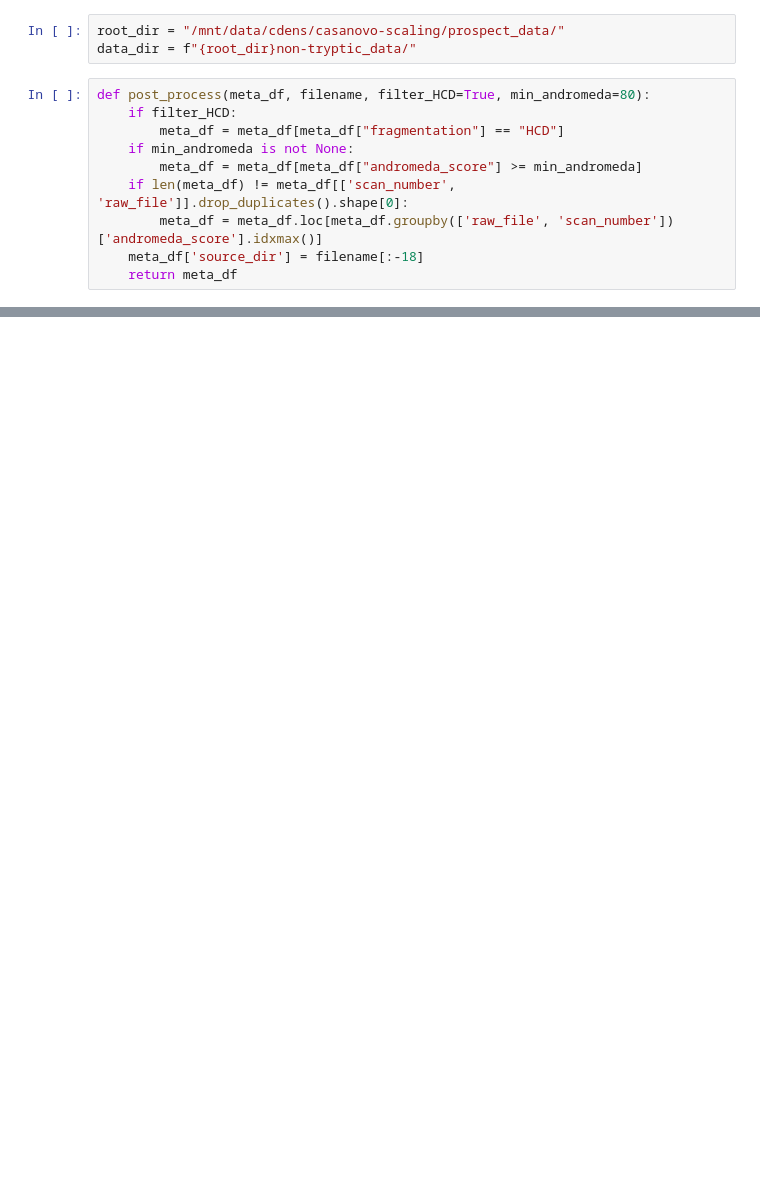
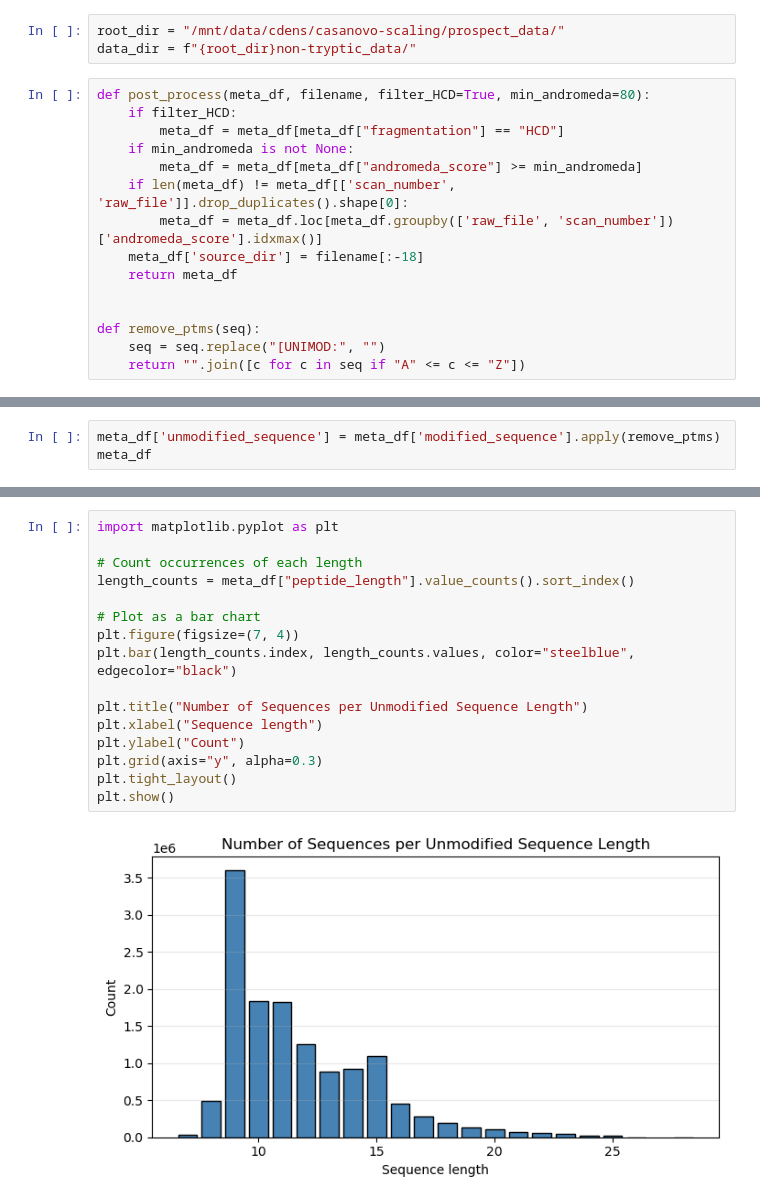
Before and after one commit to bittremieuxlab/casanovo-scaling, a Jupyter notebook: prospect_data/collect.ipynb, the cells around one changed output, grey strips where cells are left out. Saved outputs shown, nothing was run; the diff lists cells and outputs as text; blank space fills up the shorter version.

```diff
--- a/prospect_data/collect.ipynb
+++ b/prospect_data/collect.ipynb
@@ -11,6 +11,11 @@ def post_process(meta_df, filename, filter_HCD=True, min_andromeda=80):
         meta_df = meta_df.loc[meta_df.groupby(['raw_file', 'scan_number'])['andromeda_score'].idxmax()]
     meta_df['source_dir'] = filename[:-18]
     return meta_df
+
+
+def remove_ptms(seq):
+    seq = seq.replace("[UNIMOD:", "")
+    return "".join([c for c in seq if "A" <= c <= "Z"])
 # %%
 import pandas as pd
 import os
@@ -53,0 +59,3 @@ print(len(meta_df['modified_sequence'].unique()))
+# %%
+meta_df['unmodified_sequence'] = meta_df['modified_sequence'].apply(remove_ptms)
+meta_df
@@ -53,0 +76,18 @@ print(len(meta_df['modified_sequence'].unique()))
+# %%
+import matplotlib.pyplot as plt
+
+# Count occurrences of each length
+length_counts = meta_df["peptide_length"].value_counts().sort_index()
+
+# Plot as a bar chart
+plt.figure(figsize=(7, 4))
+plt.bar(length_counts.index, length_counts.values, color="steelblue", edgecolor="black")
+
+plt.title("Number of Sequences per Unmodified Sequence Length")
+plt.xlabel("Sequence length")
+plt.ylabel("Count")
+plt.grid(axis="y", alpha=0.3)
+plt.tight_layout()
+plt.show()
+# %% [output]
+[figure, added]
```
Also changed, not shown: parts of 7 cells of this notebook.
